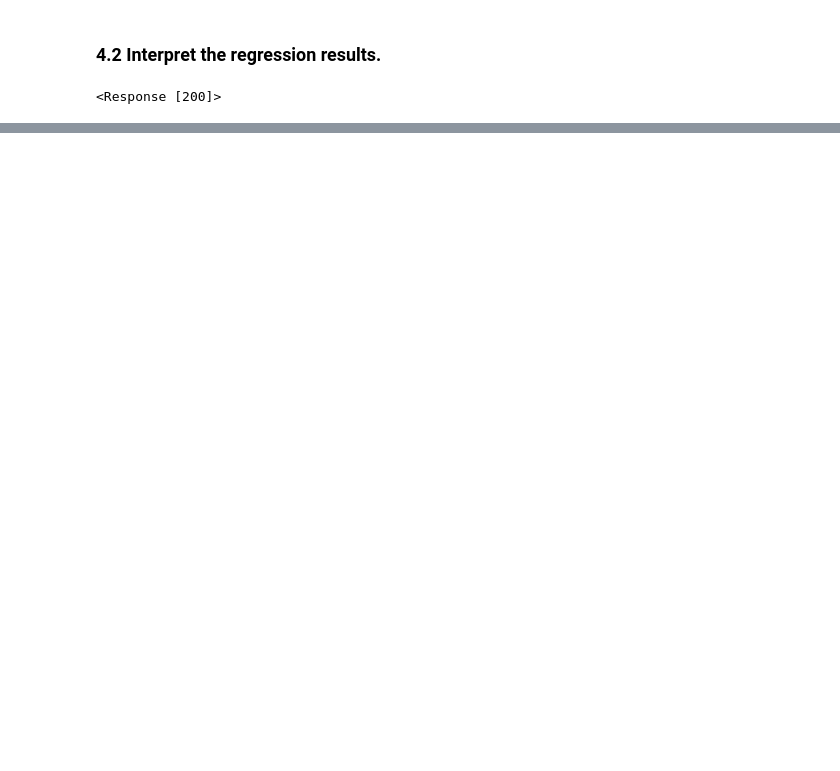
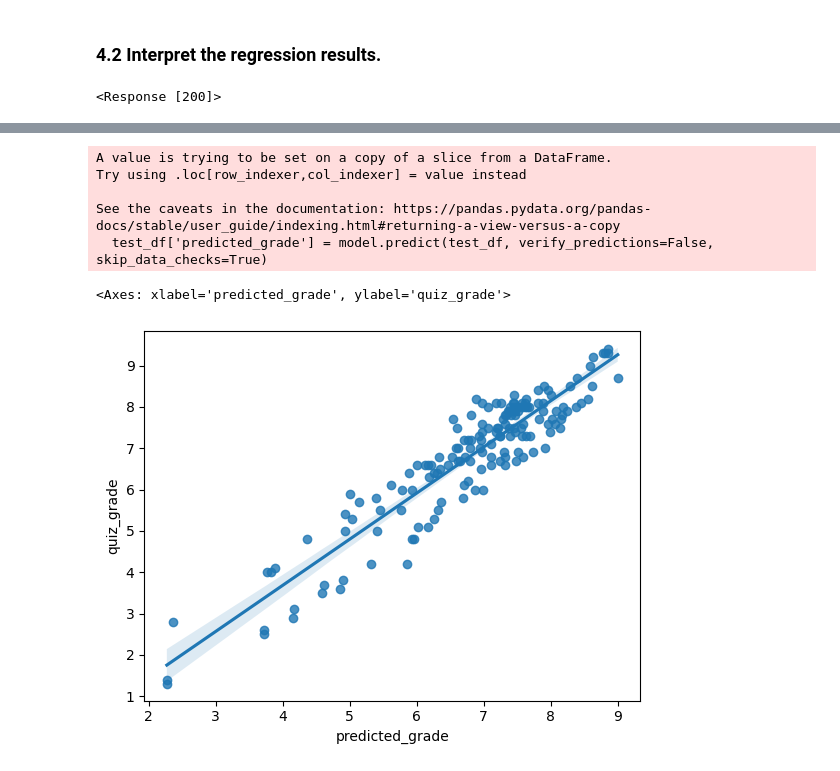
Before and after one commit to aybarsyazici/EPFL-CS421-MLBD, a Jupyter notebook: lectures/week-03/03-lab.ipynb, the cells around one changed output, grey strips where cells are left out. Cells and saved outputs as stored; diff of their text form; code cells hidden in the pictures; blank space fills up the shorter version.

Commit message:
feat: added week 4 sols

```diff
--- a/lectures/week-03/03-lab.ipynb
+++ b/lectures/week-03/03-lab.ipynb
@@ -366,0 +402,7 @@ send(answer, 42)
+# %%
+# split the data into test and train, make sure no student is in both
+from sklearn.model_selection import train_test_split
+students = df['student'].unique()
+train_students, test_students = train_test_split(students, test_size=0.2, random_state=42)
+train_df = df[df['student'].isin(train_students)]
+test_df = df[df['student'].isin(test_students)]
@@ -366,0 +434,7 @@ send(answer, 42)
+# %%
+#https://stats.stackexchange.com/questions/228800/crossed-vs-nested-random-effects-how-do-they-differ-and-how-are-they-specified
+
+# Fit the model
+model = Lmer("""quiz_grade ~  (1 + studying_hours|group/week)""", data=train_df, family='gaussian')
+
+model.fit()
@@ -366,0 +498,14 @@ send(answer, 42)
+# %%
+# Get the predicted values for week 6
+test_df['predicted_grade'] = model.predict(test_df, verify_predictions=False, skip_data_checks=True)
+
+# Plot the predicted values against the true values
+sns.regplot(x="predicted_grade", y="quiz_grade", data=test_df, fit_reg=True)
+# %% [output]
+A value is trying to be set on a copy of a slice from a DataFrame.
+Try using .loc[row_indexer,col_indexer] = value instead
+
+See the caveats in the documentation: https://pandas.pydata.org/pandas-docs/stable/user_guide/indexing.html#returning-a-view-versus-a-copy
+  test_df['predicted_grade'] = model.predict(test_df, verify_predictions=False, skip_data_checks=True)
+<Axes: xlabel='predicted_grade', ylabel='quiz_grade'>
+[figure, added]
```
Also changed, not shown: parts of 18 cells of this notebook, 1 other file.
